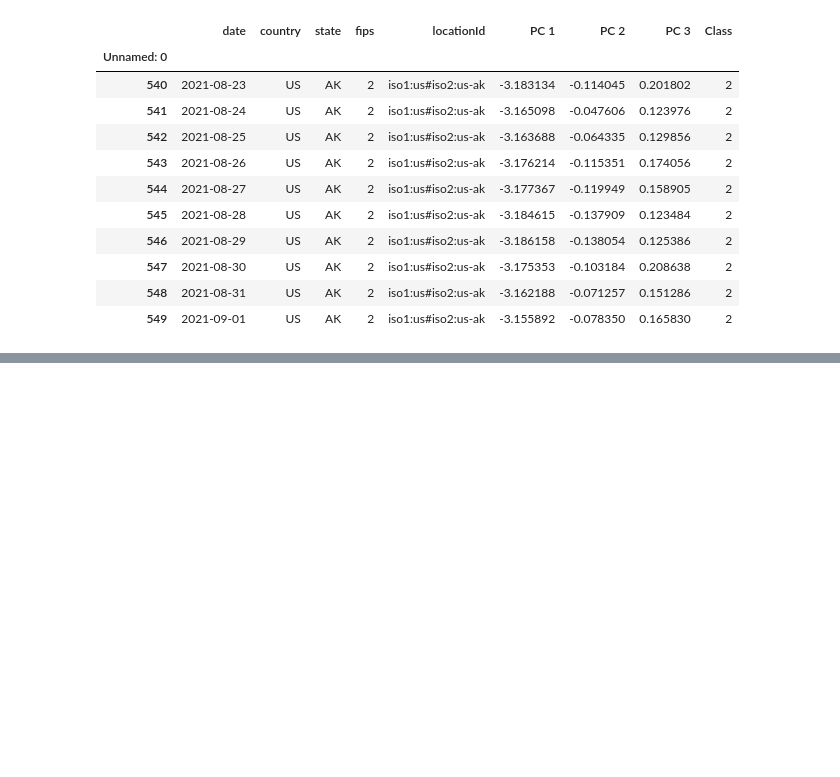
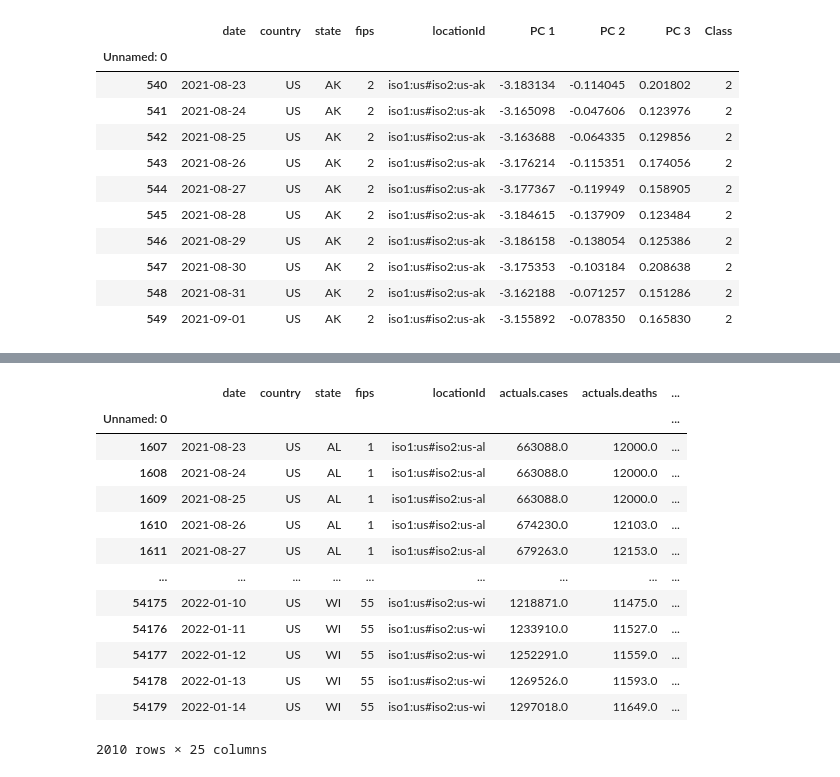
Before and after one commit to cmason1996/Clustering_COVID-19_data_in_the_United_States, a Jupyter notebook: final.ipynb, the cells around one changed output, grey strips where cells are left out. Cells and saved outputs as stored; diff of their text form; code cells hidden in the pictures; blank space fills up the shorter version.

```diff
--- a/final.ipynb
+++ b/final.ipynb
@@ -249,0 +274,17 @@ fig.show()
+# %%
+class_0_df
+# %% [output]
+|  | date | country | state | fips | locationId | actuals.cases | actuals.deaths | ... |
+| Unnamed: 0 |  |  |  |  |  |  |  | ... |
+| 1607 | 2021-08-23 | US | AL | 1 | iso1:us#iso2:us-al | 663088.0 | 12000.0 | ... |
+| 1608 | 2021-08-24 | US | AL | 1 | iso1:us#iso2:us-al | 663088.0 | 12000.0 | ... |
+| 1609 | 2021-08-25 | US | AL | 1 | iso1:us#iso2:us-al | 663088.0 | 12000.0 | ... |
+| 1610 | 2021-08-26 | US | AL | 1 | iso1:us#iso2:us-al | 674230.0 | 12103.0 | ... |
+| 1611 | 2021-08-27 | US | AL | 1 | iso1:us#iso2:us-al | 679263.0 | 12153.0 | ... |
+| ... | ... | ... | ... | ... | ... | ... | ... | ... |
+| 54175 | 2022-01-10 | US | WI | 55 | iso1:us#iso2:us-wi | 1218871.0 | 11475.0 | ... |
+| 54176 | 2022-01-11 | US | WI | 55 | iso1:us#iso2:us-wi | 1233910.0 | 11527.0 | ... |
+| 54177 | 2022-01-12 | US | WI | 55 | iso1:us#iso2:us-wi | 1252291.0 | 11559.0 | ... |
+| 54178 | 2022-01-13 | US | WI | 55 | iso1:us#iso2:us-wi | 1269526.0 | 11593.0 | ... |
+| 54179 | 2022-01-14 | US | WI | 55 | iso1:us#iso2:us-wi | 1297018.0 | 11649.0 | ... |
+2010 rows × 25 columns
```
Also changed, not shown: parts of 2 cells of this notebook.
